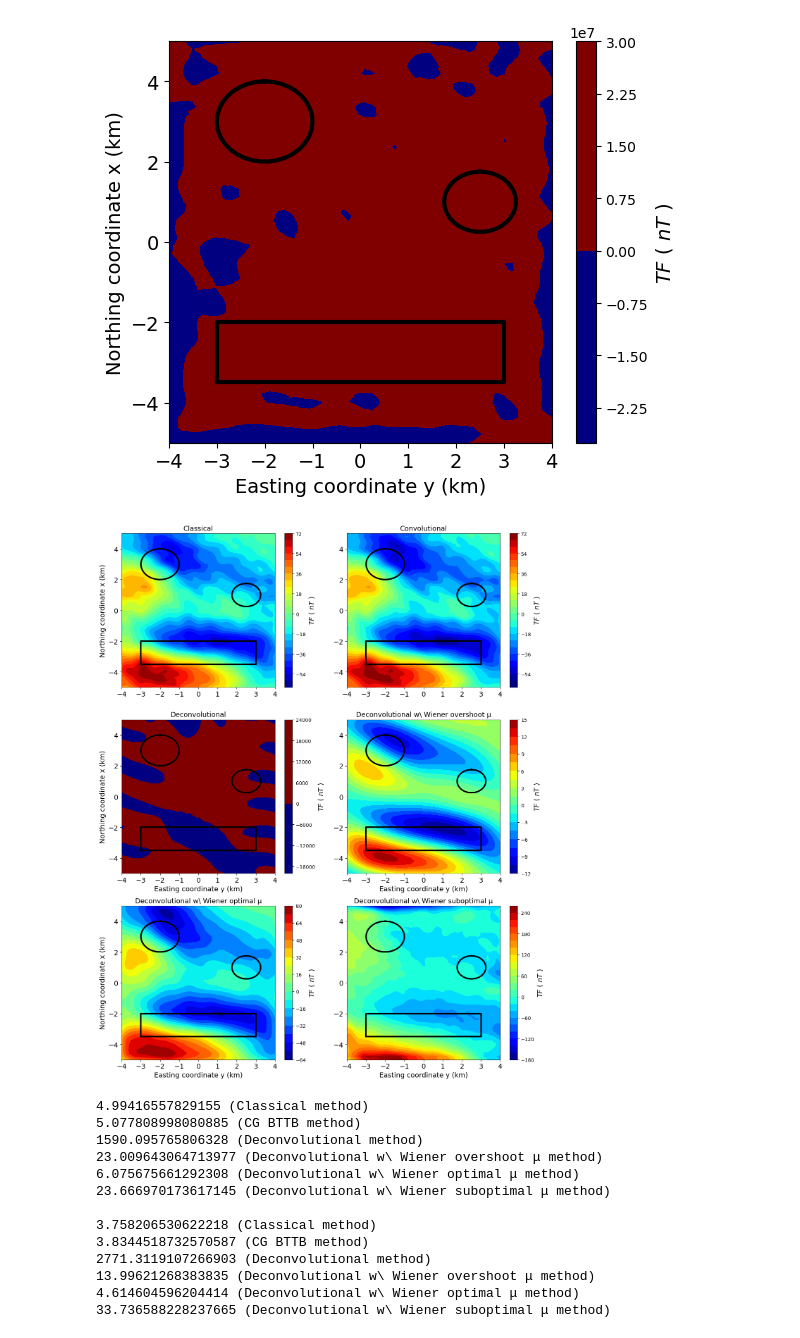
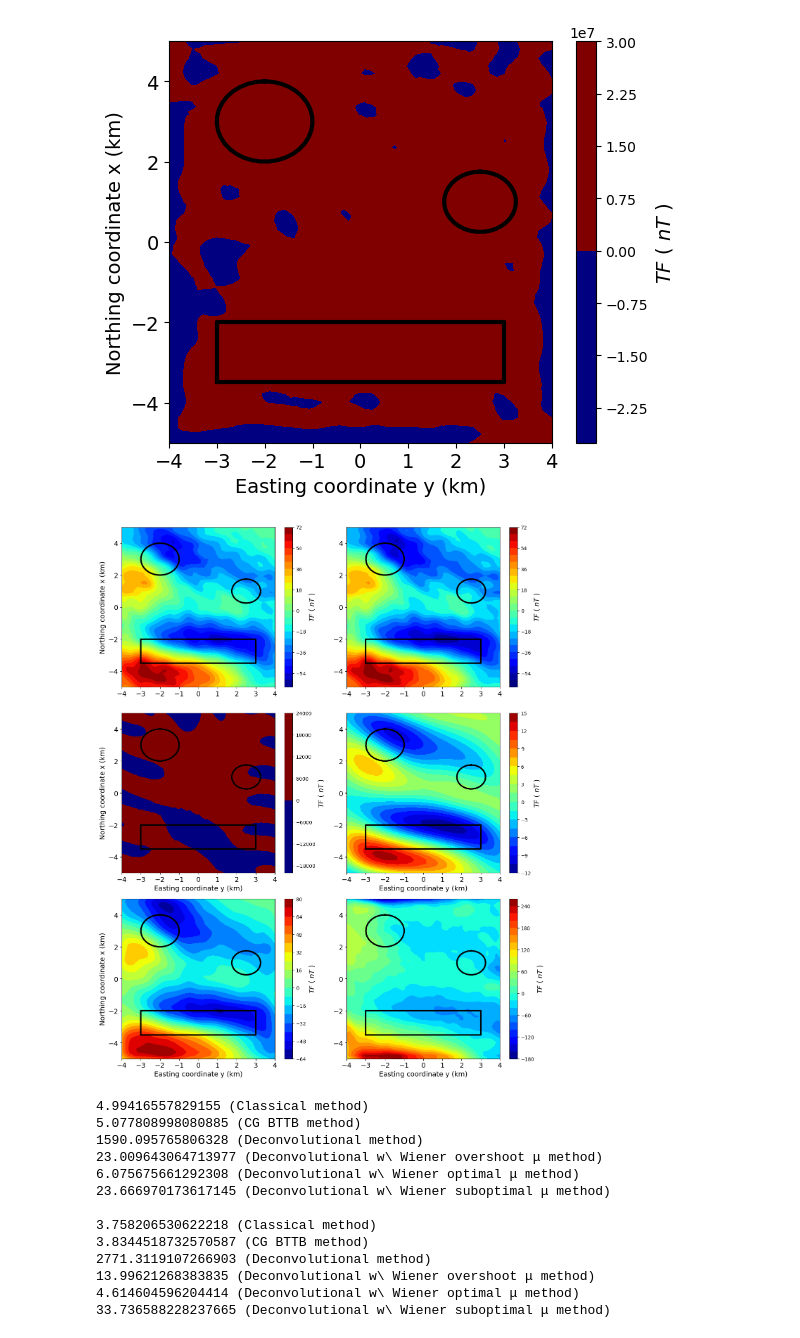
Before and after one commit to DiegoTaka/fast_equivalent_layer, a Jupyter notebook: code/mag/Stability_comparison_mag.ipynb, the cells around one changed output. Drawn from its saved outputs; the diff is of its cells as text; code cells hidden in the pictures.

```diff
--- a/code/mag/Stability_comparison_mag.ipynb
+++ b/code/mag/Stability_comparison_mag.ipynb
@@ -324,7 +324,7 @@ y_p = [-3., -3., 3., 3., -3.]
 fig = plt.figure(figsize=(13,16))
 fig.patch.set_facecolor('xkcd:white')
 plt.subplot(321)
-plt.title('Classical', y=1, x=0.5, fontsize=14)
+#plt.title('Classical', y=1, x=0.5, fontsize=14)
 plt.tricontourf(yi_plot, xi_plot,tf_c,22,cmap='jet')
 plt.plot(y_p,x_p,color="k", linewidth=3)
 #plt.plot(x_p2,y_p2,color="k", linewidth=3)
@@ -340,7 +340,7 @@ plt.yticks(fontsize=14)
 plt.ylabel('Northing coordinate x (km)', fontsize=14)
 
 plt.subplot(322)
-plt.title('Convolutional', y=1, x=0.5, fontsize=14)
+#plt.title('Convolutional', y=1, x=0.5, fontsize=14)
 plt.tricontourf(yi_plot, xi_plot,tf_bccb,22, vmin=scale_min, vmax=scale_max, cmap='jet')
 plt.plot(y_p,x_p,color="k", linewidth=3)
 #plt.plot(x_p2,y_p2,color="k", linewidth=3)
@@ -356,7 +356,7 @@ plt.yticks(fontsize=14)
 #plt.ylabel('Northing coordinate x (km)', fontsize=14)
 
 plt.subplot(323)
-plt.title('Deconvolutional', y=1, x=0.5, fontsize=14)
+#plt.title('Deconvolutional', y=1, x=0.5, fontsize=14)
 plt.tricontourf(yi_plot, xi_plot,tf_dec,22, vmin=scale_min, vmax=scale_max, cmap='jet')
 plt.plot(y_p,x_p,color="k", linewidth=3)
 #plt.plot(x_p2,y_p2,color="k", linewidth=3)
@@ -372,7 +372,7 @@ plt.xlabel('Easting coordinate y (km)', fontsize=14)
 plt.ylabel('Northing coordinate x (km)', fontsize=14)
 
 plt.subplot(324)
-plt.title('Deconvolutional w\ Wiener overshoot \u03BC', y=1, x=0.5, fontsize=14)
+#plt.title('Deconvolutional w\ Wiener overshoot \u03BC', y=1, x=0.5, fontsize=14)
 plt.tricontourf(yi_plot, xi_plot,tf_dec_wiener0,22,cmap='jet')
 plt.plot(y_p,x_p,color="k", linewidth=3)
 #plt.plot(x_p2,y_p2,color="k", linewidth=3)
@@ -388,41 +388,41 @@ plt.xlabel('Easting coordinate y (km)', fontsize=14)
 #plt.ylabel('Northing coordinate x (km)', fontsize=14)
 
 plt.subplot(325)
-plt.title('Deconvolutional w\ Wiener optimal \u03BC', y=1, x=0.5, fontsize=14)
+#plt.title('Deconvolutional w\ Wiener optimal \u03BC', y=1, x=0.5, fontsize=14)
 plt.tricontourf(yi_plot, xi_plot,tf_dec_wiener1,22,cmap='jet')
 plt.plot(y_p,x_p,color="k", linewidth=3)
 #plt.plot(x_p2,y_p2,color="k", linewidth=3)
 plt.plot(y1, x1, color="k", linewidth=3)
 plt.plot(y2, x2, color="k", linewidth=3)
 cb = plt.colorbar(shrink=1)
 cb.set_label('$TF$ ( $nT$ )', rotation=90, fontsize=14)
 plt.xlim(np.min(yi_plot),np.max(yi_plot))
 plt.ylim(np.min(xi_plot),np.max(xi_plot))
 plt.xticks(fontsize=14)
 plt.yticks(fontsize=14)
 plt.xlabel('Easting coordinate y (km)', fontsize=14)
 plt.ylabel('Northing coordinate x (km)', fontsize=14)
 
 plt.subplot(326)
-plt.title('Deconvolutional w\ Wiener suboptimal \u03BC', y=1, x=0.5, fontsize=14)
+#plt.title('Deconvolutional w\ Wiener suboptimal \u03BC', y=1, x=0.5, fontsize=14)
 plt.tricontourf(yi_plot, xi_plot,tf_dec_wiener2,22,cmap='jet')
 plt.plot(y_p,x_p,color="k", linewidth=3)
 #plt.plot(x_p2,y_p2,color="k", linewidth=3)
 plt.plot(y1, x1, color="k", linewidth=3)
 plt.plot(y2, x2, color="k", linewidth=3)
 cb = plt.colorbar(shrink=1)
 cb.set_label('$TF$ ( $nT$ )', rotation=90, fontsize=14)
 plt.xlim(np.min(yi_plot),np.max(yi_plot))
 plt.ylim(np.min(xi_plot),np.max(xi_plot))
 plt.xticks(fontsize=14)
 plt.yticks(fontsize=14)
 plt.xlabel('Easting coordinate y (km)', fontsize=14)
 #plt.ylabel('Northing coordinate x (km)', fontsize=14)
 
 plt.tight_layout()
 plt.savefig('../../manuscript/Fig/stability_mag_comparison.png', dpi=300)
 # %% [output]
-[figure, old version]
+[figure, new version]
 # %%
 print (np.mean(np.abs(data[-1]-tf_c)), ('(Classical method)'))
 print (np.mean(np.abs(data[-1]-tf_bccb)), ('(CG BTTB method)'))
```
Also changed, not shown: parts of 2 cells of this notebook, 38 other files.
